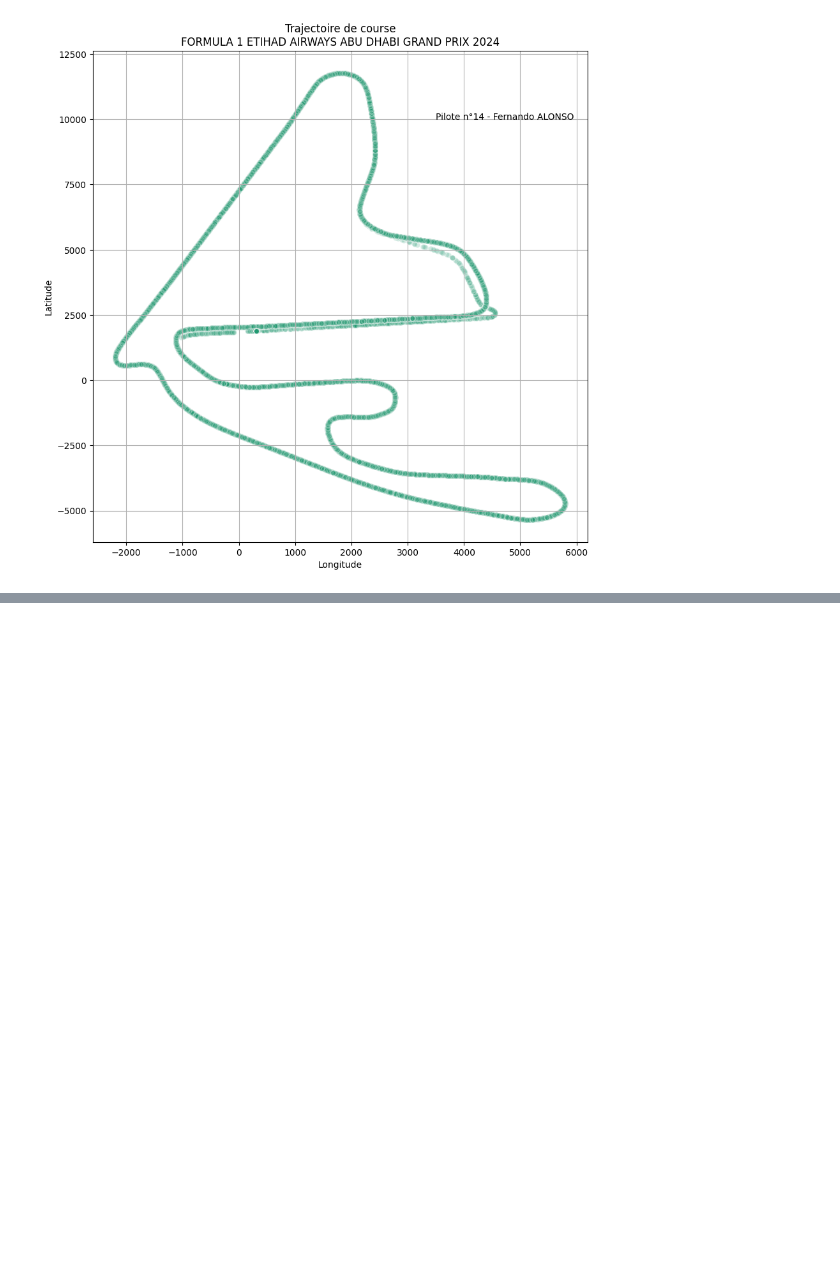
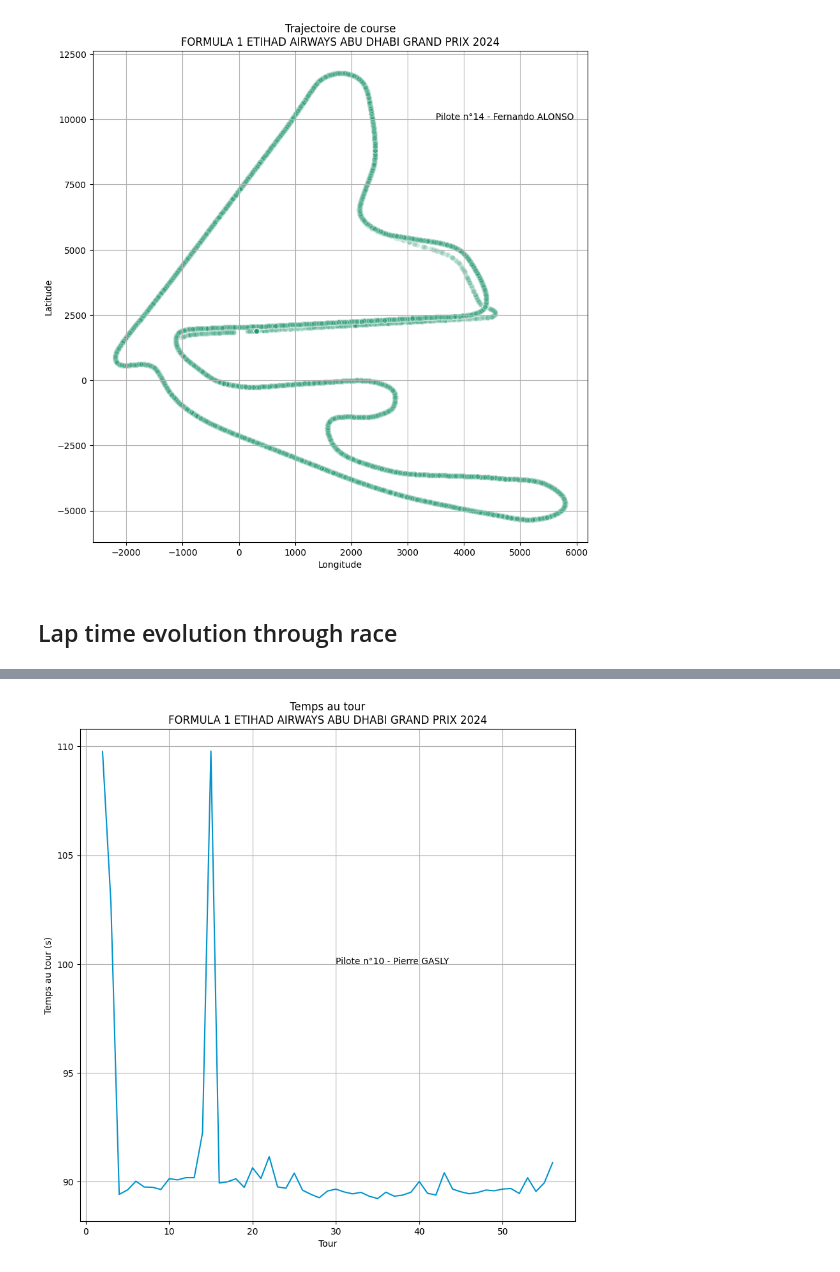
Before and after one commit to QQTipu/formula1, a Jupyter notebook: playground.ipynb, the cells around one changed output, grey strips where cells are left out. Saved outputs shown, nothing was run; the diff lists cells and outputs as text; code cells hidden in the pictures; blank space fills up the shorter version.

Commit message:
Ajout du temps au tour

```diff
--- a/playground.ipynb
+++ b/playground.ipynb
@@ -116,3 +121,25 @@ plt.show()
 | 3 | 1252 | 9662 | 14 | 2024-12-07T15:06:31.197000+00:00 | 433 | 1912 | -222 |
 | 3595 | 1252 | 9662 | 14 | 2024-12-08T12:22:28.335000+00:00 | 2267 | 5974 | -131 |
 [figure]
+# %% [markdown]
+## Lap time evolution through race
+# %%
+# Chose the driver
+driver_no = '10'
+
+# Get the datas
+response = urlopen(f'https://api.openf1.org/v1/laps?session_key=latest&driver_number={driver_no}')
+data = json.loads(response.read().decode('utf-8'))
+laps = pd.DataFrame(data)
+display(laps.head(5))
+
+# Print the track according to the driver position
+plt.figure(figsize=(10, 10))
+plt.plot(laps['lap_number'], laps['lap_duration'], c=f"#{drivers.query(f'driver_number == {driver_no}')['team_colour'].values[0]}")
+plt.title(f"Temps au tour\n{races.query(f'meeting_key == {meeting_key}')['meeting_official_name'].values[0]}")
+plt.xlabel('Tour')
+plt.ylabel('Temps au tour (s)')
+plt.text(30, 100, f"Pilote n°{driver_no} - {drivers.query(f'driver_number == {driver_no}')['full_name'].values[0]}")
+plt.grid(True)
+plt.show()
+# %% [output]
@@ -118,0 +152 @@ plt.show()
+[figure, added]
```
Also changed, not shown: parts of 3 cells of this notebook.
